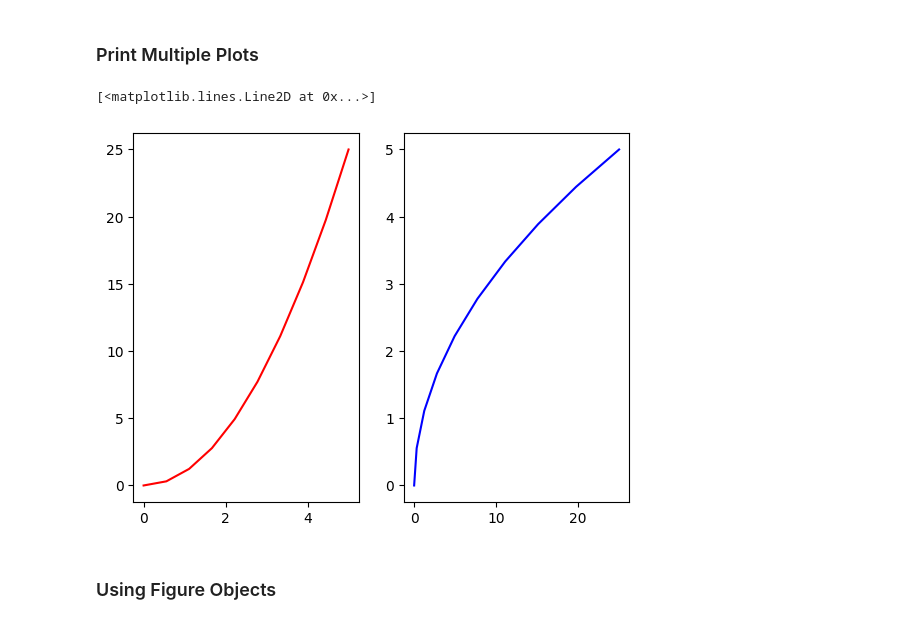
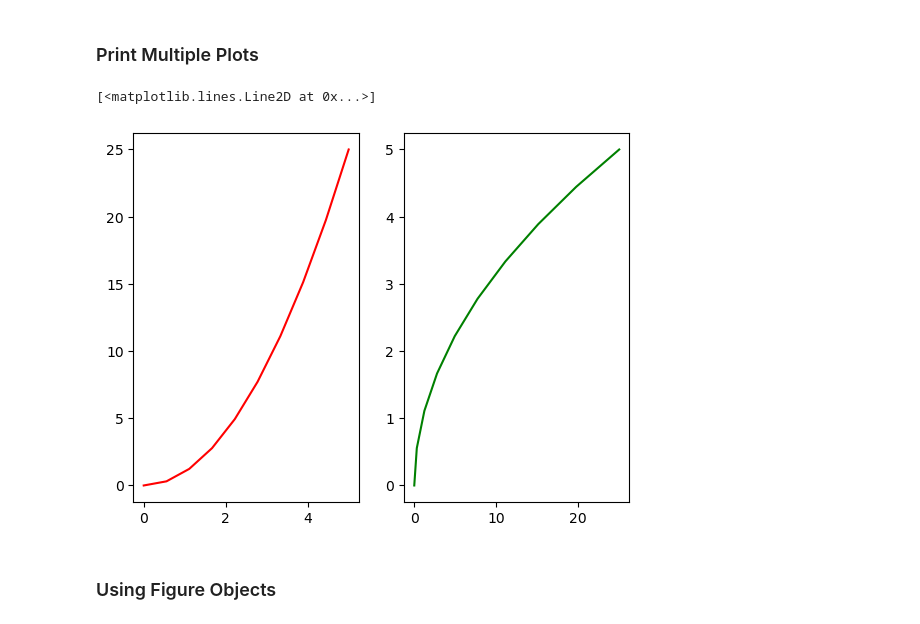
Before and after one commit to yamenkaba/training-bigdata-lab, a Jupyter notebook: Section 04 Visualization/4.1 Matplotlib.ipynb, the cells around one changed output. Saved outputs shown, nothing was run; the diff lists cells and outputs as text; code cells hidden in the pictures.

```diff
--- a/Section 04 Visualization/4.1 Matplotlib.ipynb
+++ b/Section 04 Visualization/4.1 Matplotlib.ipynb
@@ -59,16 +65,16 @@ Text(0, 0.5, 'Days Squared')
 # %%
 # You can print multiple plots at once
 # Define the row and column to print the plot with a number assigned
 # to the plot
-plt.subplot(1,2,1)
+plt.subplot(1, 2, 1)
 # Make the line red
-plt.plot(x_1,y_1,'r')
+plt.plot(x_1, y_1, 'r')
 
-plt.subplot(1,2,2)
-plt.plot(y_1,x_1,'b')
+plt.subplot(1, 2, 2)
+plt.plot(y_1, x_1, 'g')
 # %% [output]
 [<matplotlib.lines.Line2D at 0x...>]
-[figure, old version]
+[figure, new version]
 # %% [markdown]
 ### Using Figure Objects
 # %%
```
Also changed, not shown: parts of 23 cells of this notebook, 1 other file.
